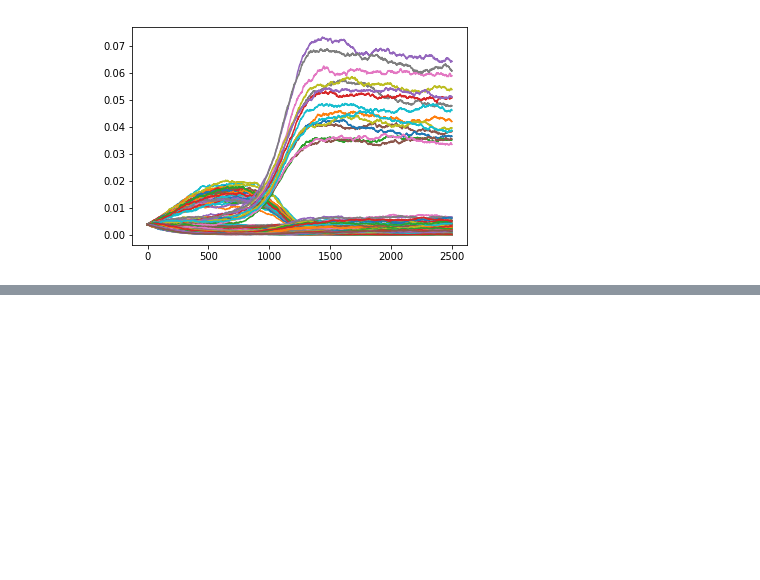
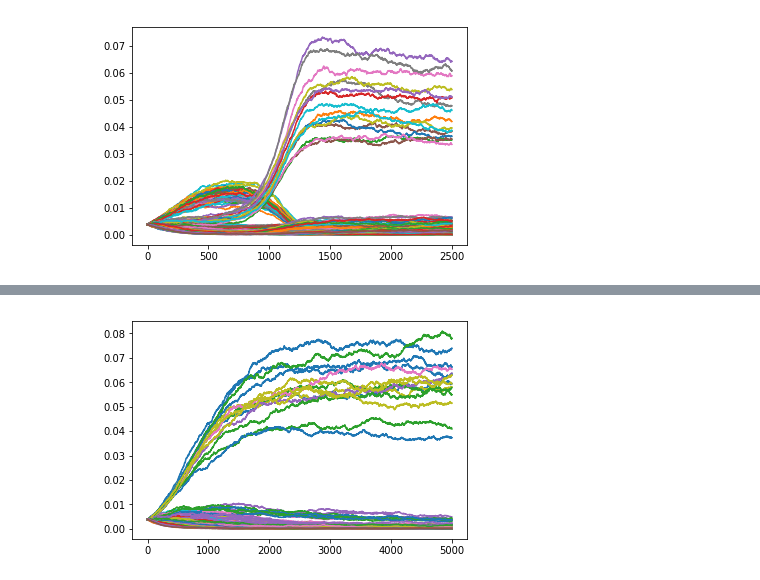
Before and after one commit to gavinforest/intergroupempathySimulations, a Jupyter notebook: play.ipynb, the cells around one changed output, grey strips where cells are left out. Saved outputs shown, nothing was run; the diff lists cells and outputs as text; code cells hidden in the pictures; blank space fills up the shorter version.

Commit message:
Caching runs and code to farm out large amounts of simulations in parallel

```diff
--- a/play.ipynb
+++ b/play.ipynb
@@ -73,0 +102,16 @@ len(normInds)
+# %%
+import julia
+J = julia.Julia()
+J.include("populationSimulationSimpleController.jl")
+# J.include("populationSimulationSimple.jl")
+# J.evolve(defaultParameters)
+
+paramDicts = []
+
+for i in range(5):
+    myparams = defaultParameters.copy()
+    myparams["w"] = 0.01 * i**2
+    paramDicts.append(myparams)
+
+print("paramDicts: " + str(paramDicts))
+distributedResults = J.evolveDistributed(paramDicts)
@@ -73,0 +120,16 @@ len(normInds)
+# %%
+import time
+import json
+
+def cacheRuns(results,parameters):
+    for i in range(len(results)):
+        filename = "./cached/cachedRun" + str(time.time()).replace('.','')
+        littleDict = {}
+        littleDict["results"] = [(props.tolist(),coop,t0,t1) for props,coop,t0,t1 in results[i][0]]
+#         print(results[i][0][:2])
+        littleDict["parameters"] = parameters[i]
+        with open(filename, "w") as f:
+            json.dump(littleDict, f)
+            print("Dumped pair " + str(i) + " to filename: " + filename)
+
+cacheRuns(distributedResults, paramDicts)
@@ -73,0 +154,12 @@ len(normInds)
+# %%
+import matplotlib.pyplot as plt
+norms = J.NORMS
+len(norms)
+for i in range(256):
+	line = []
+	for stat in distributedResults[4][0]:
+		line.append(stat[0][i])
+
+	plt.plot(line, label = "norm " + str(i+1))
+# %% [output]
+[figure, added]
```
Also changed, not shown: parts of 8 cells of this notebook, 2 other files.
